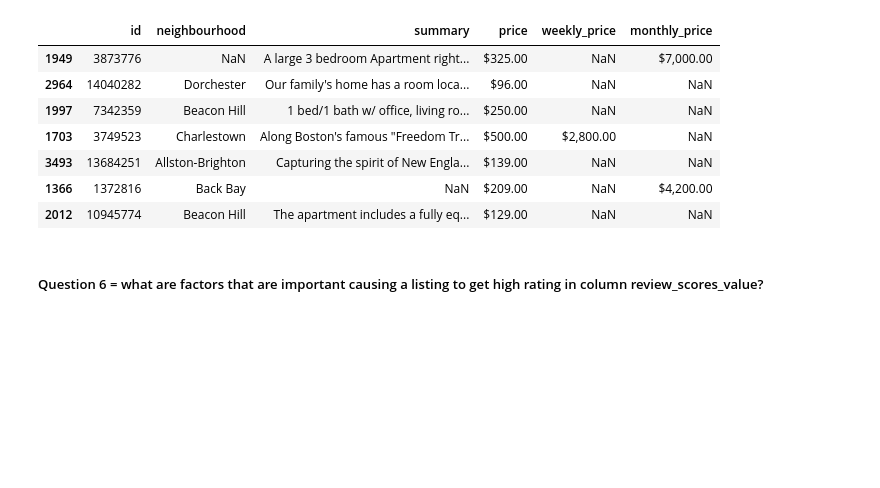
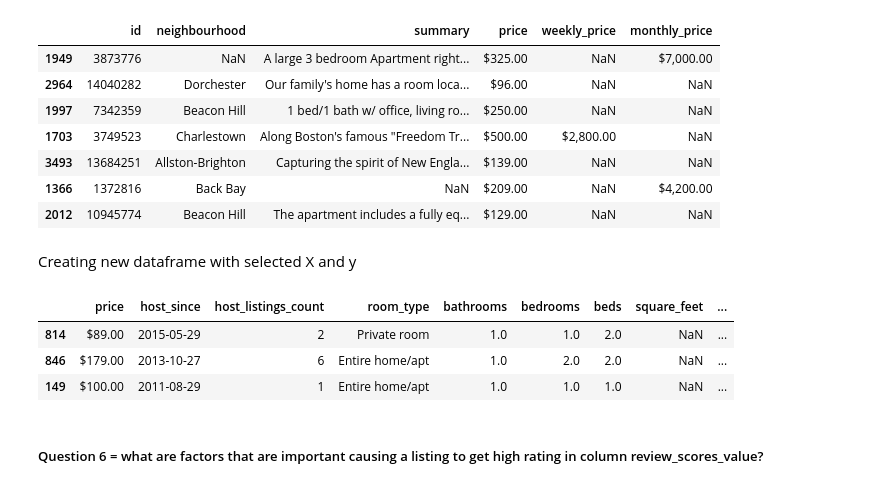
Before and after one commit to sdaphtardar/airbnb_dataset_analysis, a Jupyter notebook: AirBnB_Data_Analysis.ipynb, the cells around one changed output. Saved outputs shown, nothing was run; the diff lists cells and outputs as text; code cells hidden in the pictures; blank space fills up the shorter version.

```diff
--- a/AirBnB_Data_Analysis.ipynb
+++ b/AirBnB_Data_Analysis.ipynb
@@ -997,6 +1008,24 @@ df_boston_listings[['id', 'neighbourhood','summary','price','weekly_price','mont
 | 3493 | 13684251 | Allston-Brighton | Capturing the spirit of New Engla... | $139.00 | NaN | NaN |
 | 1366 | 1372816 | Back Bay | NaN | $209.00 | NaN | $4,200.00 |
 | 2012 | 10945774 | Beacon Hill | The apartment includes a fully eq... | $129.00 | NaN | NaN |
+# %% [markdown]
+Creating new dataframe with selected X and y
+# %%
+df_predict_price = df_boston_listings.copy()
+# %%
+predict_price_x = ['host_since', 'host_listings_count', 'room_type', 'bathrooms', 'bedrooms', 'beds', 'square_feet',\
+'neighbourhood', 'zipcode', 'minimum_nights', 'maximum_nights']
+# %%
+predict_price_y = ['price']
+# %%
+df_predict_price = df_predict_price[predict_price_y + predict_price_x]
+# %%
+df_predict_price.sample(3)
+# %% [output]
+|  | price | host_since | host_listings_count | room_type | bathrooms | bedrooms | beds | square_feet | ... |
+| 814 | $89.00 | 2015-05-29 | 2 | Private room | 1.0 | 1.0 | 2.0 | NaN | ... |
+| 846 | $179.00 | 2013-10-27 | 6 | Entire home/apt | 1.0 | 2.0 | 2.0 | NaN | ... |
+| 149 | $100.00 | 2011-08-29 | 1 | Entire home/apt | 1.0 | 1.0 | 1.0 | NaN | ... |
 # %% [markdown]
 ##### Question 6 = what are factors that are important causing a listing to get high rating in column review_scores_value?
 # %% [markdown]
```
Also changed, not shown: parts of 34 cells of this notebook.
